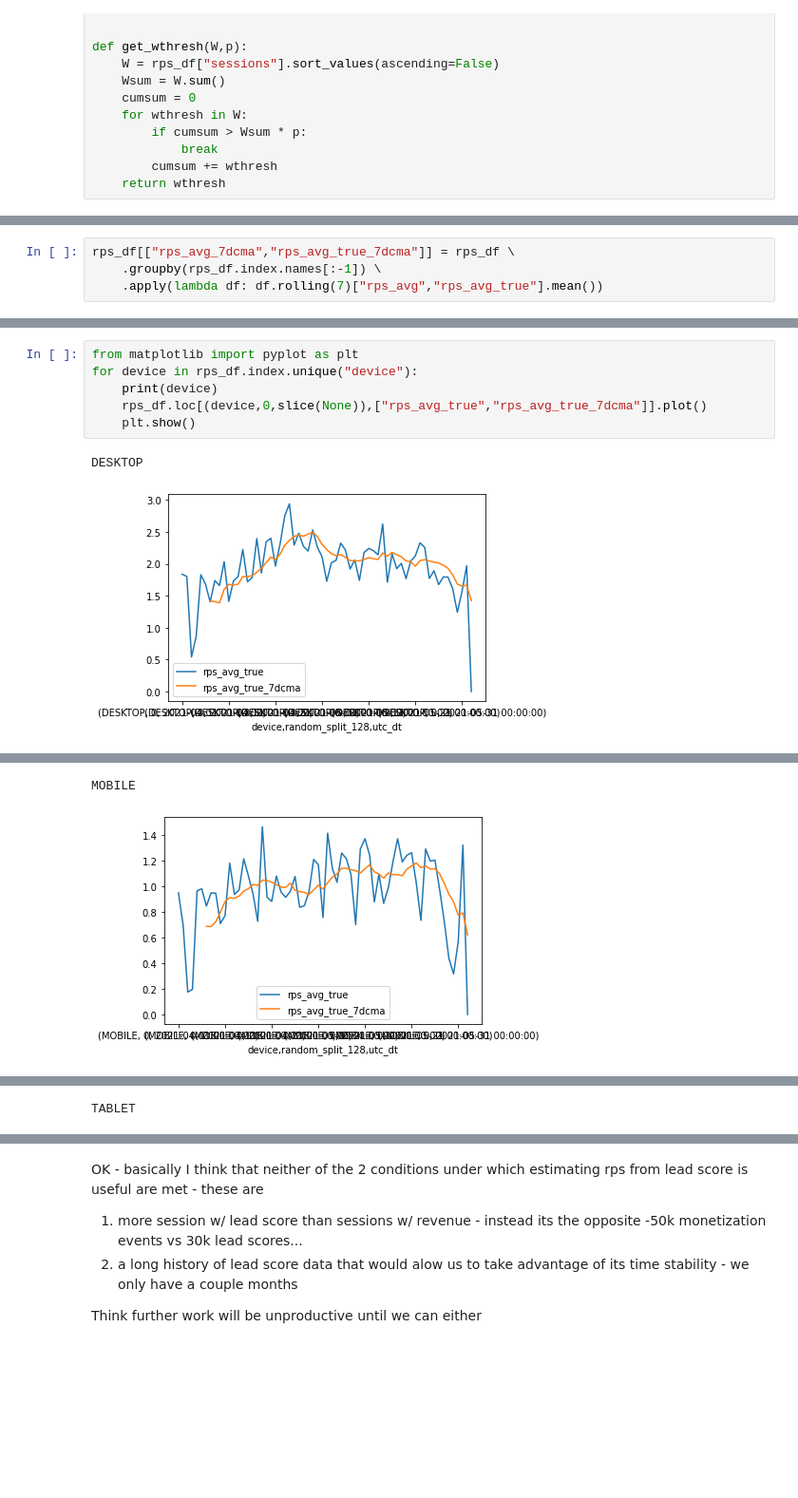
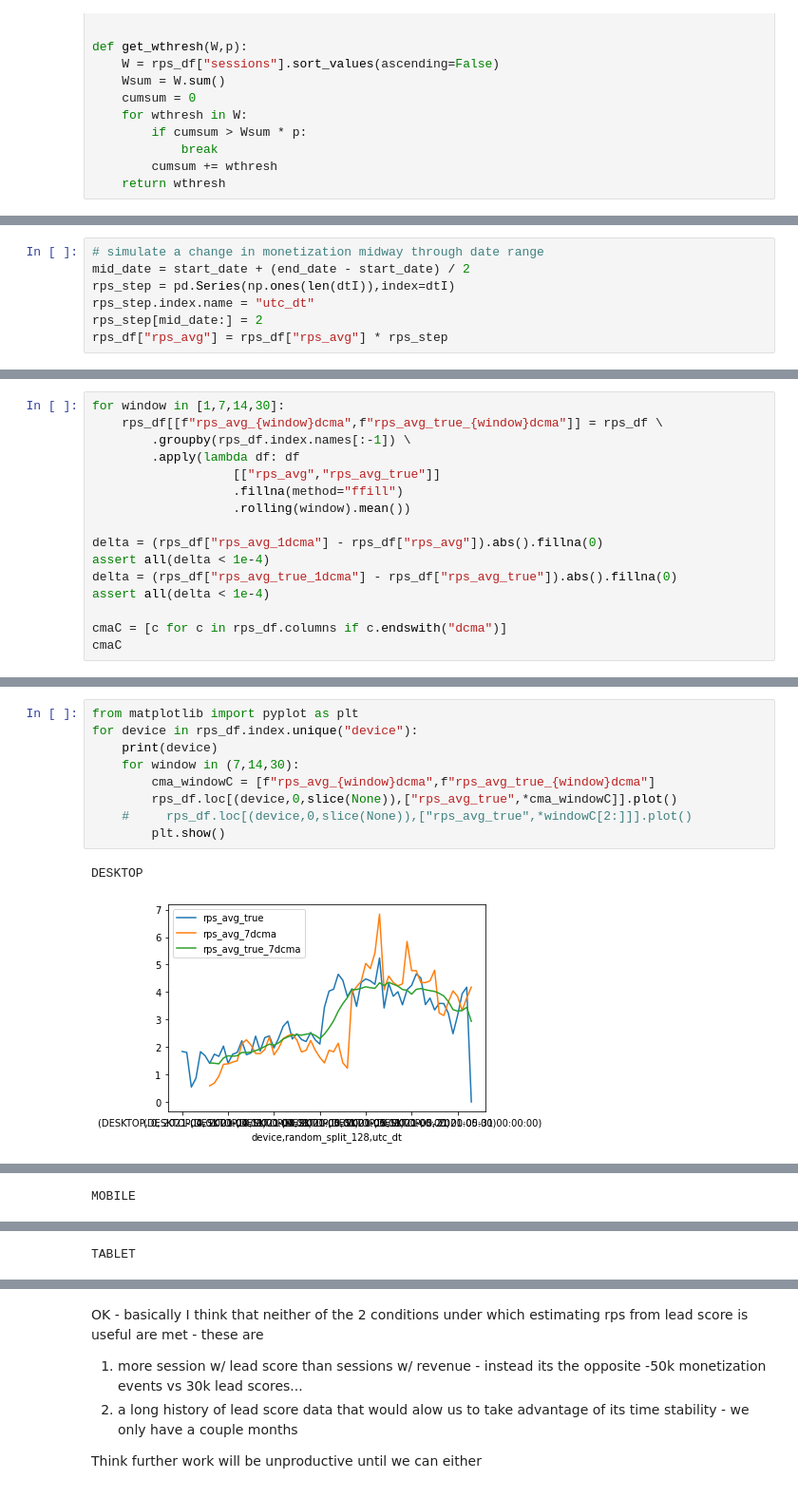
Before and after one commit to pkrishnamurthy1007/adtech, a Jupyter notebook: notebooks/aduriseti_shared/rps_est.ipynb, the cells around one changed output, grey strips where cells are left out. Shown at 95% size. Saved outputs shown, nothing was run; the diff lists cells and outputs as text; blank space fills up the shorter version.

Commit message:
added back in monetization simulation - added in different window size

```diff
--- a/notebooks/aduriseti_shared/rps_est.ipynb
+++ b/notebooks/aduriseti_shared/rps_est.ipynb
@@ -539,6 +542,13 @@ score_adv_cnt       7103.0
 score_supp_cnt      7105.0
 score_cnt          29432.0
 dtype: float64
+# %%
+# simulate a change in monetization midway through date range
+mid_date = start_date + (end_date - start_date) / 2
+rps_step = pd.Series(np.ones(len(dtI)),index=dtI)
+rps_step.index.name = "utc_dt"
+rps_step[mid_date:] = 2
+rps_df["rps_avg"] = rps_df["rps_avg"] * rps_step
 # %%
 def wavg(V, W):
     if W.sum() == 0:return 0
@@ -609,4 +610,16 @@ TABLET
-# %%
-rps_df[["rps_avg_7dcma","rps_avg_true_7dcma"]] = rps_df \
-    .groupby(rps_df.index.names[:-1]) \
-    .apply(lambda df: df.rolling(7)["rps_avg","rps_avg_true"].mean())
+# %%
+for window in [1,7,14,30]:
+    rps_df[[f"rps_avg_{window}dcma",f"rps_avg_true_{window}dcma"]] = rps_df \
+        .groupby(rps_df.index.names[:-1]) \
+        .apply(lambda df: df
+                   [["rps_avg","rps_avg_true"]]
+                   .fillna(method="ffill")
+                   .rolling(window).mean())
+
+delta = (rps_df["rps_avg_1dcma"] - rps_df["rps_avg"]).abs().fillna(0)
+assert all(delta < 1e-4)
+delta = (rps_df["rps_avg_true_1dcma"] - rps_df["rps_avg_true"]).abs().fillna(0)
+assert all(delta < 1e-4)
+
+cmaC = [c for c in rps_df.columns if c.endswith("dcma")]
+cmaC
@@ -613,9 +635,12 @@ rps_df[["rps_avg_7dcma","rps_avg_true_7dcma"]] = rps_df \
 # %%
 from matplotlib import pyplot as plt
 for device in rps_df.index.unique("device"):
     print(device)
-    rps_df.loc[(device,0,slice(None)),["rps_avg_true","rps_avg_true_7dcma"]].plot()
-    plt.show()
+    for window in (7,14,30):
+        cma_windowC = [f"rps_avg_{window}dcma",f"rps_avg_true_{window}dcma"]
+        rps_df.loc[(device,0,slice(None)),["rps_avg_true",*cma_windowC]].plot()
+    #     rps_df.loc[(device,0,slice(None)),["rps_avg_true",*windowC[2:]]].plot()
+        plt.show()
 # %% [output]
 DESKTOP
-[figure, old version]
+[figure, new version]
@@ -622,2 +649 @@ DESKTOP
 MOBILE
-[figure, old version]
```
Also changed, not shown: parts of 9 cells of this notebook.
